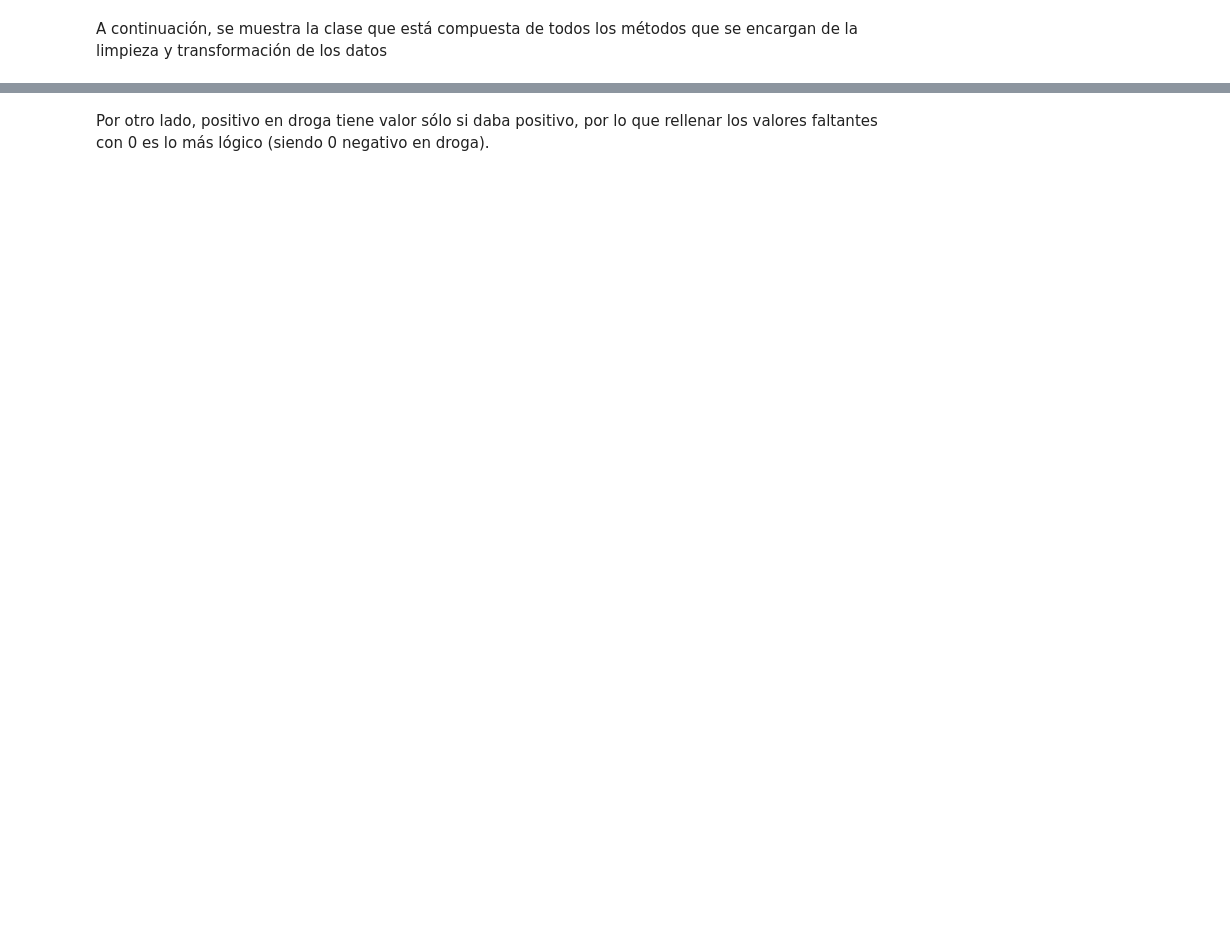
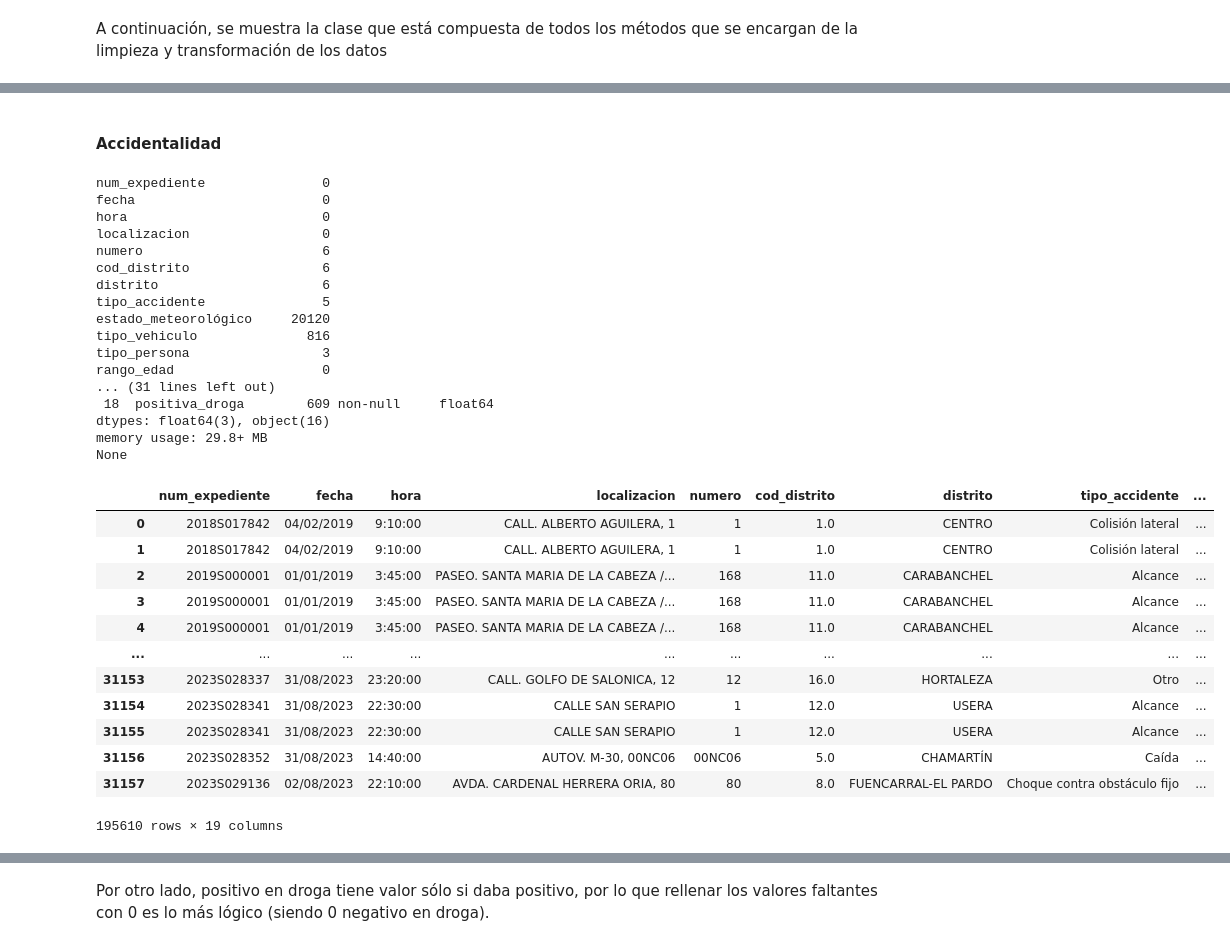
Before and after one commit to paula-gomezlucas/POD, a Jupyter notebook: POD1_Limpieza.ipynb, the cells around one changed output, grey strips where cells are left out. Cells and saved outputs as stored; diff of their text form; code cells hidden in the pictures; blank space fills up the shorter version.

```diff
--- a/POD1_Limpieza.ipynb
+++ b/POD1_Limpieza.ipynb
@@ -451,0 +203,4 @@ For example, when doing 'df[col].method(value, inplace=True)', try using 'df.met
+# %%
+ds['actuacionesBomberos'].drop('ï»¿aã\x91o', axis=1, inplace=True)
+ds['actuacionesBomberos'].drop('daã\x91os_por_agua', axis=1, inplace=True)
+ds['actuacionesBomberos'].drop('daã\x91os_en_construccion', axis=1, inplace=True)
@@ -451,0 +248,30 @@ For example, when doing 'df[col].method(value, inplace=True)', try using 'df.met
+# %%
+ds['actuacionesBomberos'].drop(257, axis=0, inplace=True)
+# %%
+ds['actuacionesBomberos']['año'] = ds['actuacionesBomberos']['año'].astype('int64')
+ds['actuacionesBomberos']['fuegos'] = ds['actuacionesBomberos']['fuegos'].astype('int64')
+ds['actuacionesBomberos']['daños_en_construccion'] = ds['actuacionesBomberos']['daños_en_construccion'].astype('int64')
+ds['actuacionesBomberos']['salvamentos_y_rescates'] = ds['actuacionesBomberos']['salvamentos_y_rescates'].astype('int64')
+ds['actuacionesBomberos']['daños_por_agua'] = ds['actuacionesBomberos']['daños_por_agua'].astype('int64')
+ds['actuacionesBomberos']['incidentes_diversos'] = ds['actuacionesBomberos']['incidentes_diversos'].astype('int64')
+ds['actuacionesBomberos']['salidas_sin_intervencion'] = ds['actuacionesBomberos']['salidas_sin_intervencion'].astype('int64')
+ds['actuacionesBomberos']['servicios_varios'] = ds['actuacionesBomberos']['servicios_varios'].astype('int64')
+ds['actuacionesBomberos']['total'] = ds['actuacionesBomberos']['total'].astype('int64')
+# %%
+ds['actuacionesBomberos']['mes'] = ds['actuacionesBomberos']['mes'].str.lower()
+meses = {
+    1:'enero',
+    2:'febrero',
+    3:'marzo',
+    4:'abril',
+    5:'mayo',
+    6:'junio',
+    7:'julio',
+    8:'agosto',
+    9:'septiembre',
+    10:'octubre',
+    11:'noviembre',
+    12:'diciembre'
+}
+
+ds['actuacionesBomberos']['idMes'] = ds['actuacionesBomberos']['mes'].map({v: k for k, v in meses.items()})
@@ -451,0 +312,36 @@ For example, when doing 'df[col].method(value, inplace=True)', try using 'df.met
+# %% [markdown]
+#### Accidentalidad
+# %%
+get_info('accidentalidad')
+ds['accidentalidad']
+# %% [output]
+num_expediente               0
+fecha                        0
+hora                         0
+localizacion                 0
+numero                       6
+cod_distrito                 6
+distrito                     6
+tipo_accidente               5
+estado_meteorológico     20120
+tipo_vehiculo              816
+tipo_persona                 3
+rango_edad                   0
+... (31 lines left out)
+ 18  positiva_droga        609 non-null     float64
+dtypes: float64(3), object(16)
+memory usage: 29.8+ MB
+None
+|  | num_expediente | fecha | hora | localizacion | numero | cod_distrito | distrito | tipo_accidente | ... |
+| 0 | 2018S017842 | 04/02/2019 | 9:10:00 | CALL. ALBERTO AGUILERA, 1 | 1 | 1.0 | CENTRO | Colisión lateral | ... |
+| 1 | 2018S017842 | 04/02/2019 | 9:10:00 | CALL. ALBERTO AGUILERA, 1 | 1 | 1.0 | CENTRO | Colisión lateral | ... |
+| 2 | 2019S000001 | 01/01/2019 | 3:45:00 | PASEO. SANTA MARIA DE LA CABEZA /... | 168 | 11.0 | CARABANCHEL | Alcance | ... |
+| 3 | 2019S000001 | 01/01/2019 | 3:45:00 | PASEO. SANTA MARIA DE LA CABEZA /... | 168 | 11.0 | CARABANCHEL | Alcance | ... |
+| 4 | 2019S000001 | 01/01/2019 | 3:45:00 | PASEO. SANTA MARIA DE LA CABEZA /... | 168 | 11.0 | CARABANCHEL | Alcance | ... |
+| ... | ... | ... | ... | ... | ... | ... | ... | ... | ... |
+| 31153 | 2023S028337 | 31/08/2023 | 23:20:00 | CALL. GOLFO DE SALONICA, 12 | 12 | 16.0 | HORTALEZA | Otro | ... |
+| 31154 | 2023S028341 | 31/08/2023 | 22:30:00 | CALLE SAN SERAPIO | 1 | 12.0 | USERA | Alcance | ... |
+| 31155 | 2023S028341 | 31/08/2023 | 22:30:00 | CALLE SAN SERAPIO | 1 | 12.0 | USERA | Alcance | ... |
+| 31156 | 2023S028352 | 31/08/2023 | 14:40:00 | AUTOV. M-30, 00NC06 | 00NC06 | 5.0 | CHAMARTÍN | Caída | ... |
+| 31157 | 2023S029136 | 02/08/2023 | 22:10:00 | AVDA. CARDENAL HERRERA ORIA, 80 | 80 | 8.0 | FUENCARRAL-EL PARDO | Choque contra obstáculo fijo | ... |
+195610 rows × 19 columns
```
Also changed, not shown: parts of 192 cells of this notebook, 3 other files.
